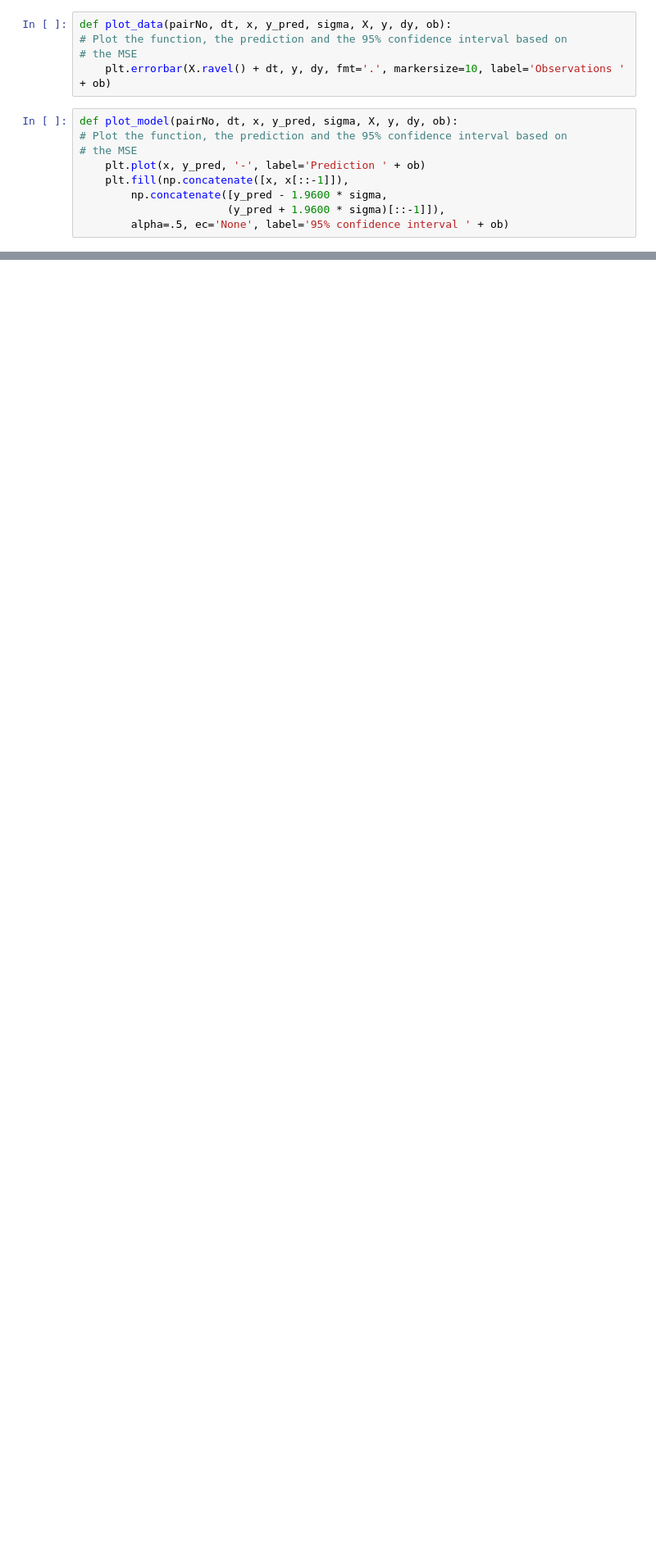
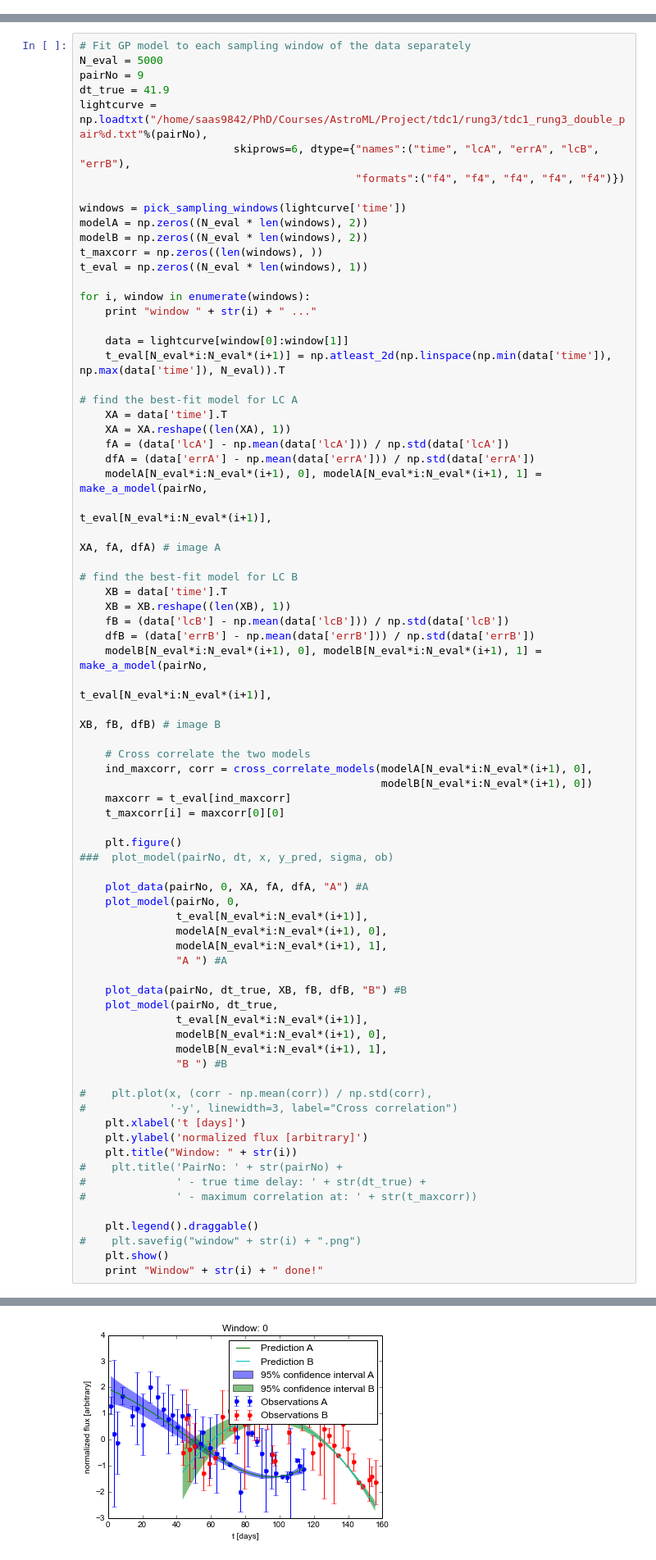
Before and after one commit to asadisaghar/TimeDelay, a Jupyter notebook: GP.ipynb, the cells around one changed output, grey strips where cells are left out. Shown: that part at 82% size. Drawn from its saved outputs; the diff is of its cells as text; blank space fills up the shorter version.

Commit message:
GP on individual windows

```diff
--- a/GP.ipynb
+++ b/GP.ipynb
@@ -24,14 +8,0 @@ def make_a_model(pairNo, x, X, y, dy):
-# %%
-def plot_data(pairNo, dt, x, y_pred, sigma, X, y, dy, ob):
-# Plot the function, the prediction and the 95% confidence interval based on
-# the MSE
-    plt.errorbar(X.ravel() + dt, y, dy, fmt='.', markersize=10, label='Observations ' + ob)
-# %%
-def plot_model(pairNo, dt, x, y_pred, sigma, X, y, dy, ob):
-# Plot the function, the prediction and the 95% confidence interval based on
-# the MSE
-    plt.plot(x, y_pred, '-', label='Prediction ' + ob)
-    plt.fill(np.concatenate([x, x[::-1]]),
-        np.concatenate([y_pred - 1.9600 * sigma,
-                       (y_pred + 1.9600 * sigma)[::-1]]),
-        alpha=.5, ec='None', label='95% confidence interval ' + ob)
@@ -43,0 +79,76 @@ def cross_correlate_models(model1, model2, mode='same'):
+# %%
+# Fit GP model to each sampling window of the data separately
+N_eval = 5000
+pairNo = 9
+dt_true = 41.9
+lightcurve = np.loadtxt("/home/saas9842/PhD/Courses/AstroML/Project/tdc1/rung3/tdc1_rung3_double_pair%d.txt"%(pairNo),
+                        skiprows=6, dtype={"names":("time", "lcA", "errA", "lcB", "errB"),
+                                           "formats":("f4", "f4", "f4", "f4", "f4")})
+
+windows = pick_sampling_windows(lightcurve['time'])
+modelA = np.zeros((N_eval * len(windows), 2))
+modelB = np.zeros((N_eval * len(windows), 2))
+t_maxcorr = np.zeros((len(windows), ))
+t_eval = np.zeros((N_eval * len(windows), 1))
+
+for i, window in enumerate(windows):
+    print "window " + str(i) + " ..."
+
+    data = lightcurve[window[0]:window[1]]
+    t_eval[N_eval*i:N_eval*(i+1)] = np.atleast_2d(np.linspace(np.min(data['time']), np.max(data['time']), N_eval)).T
+
+# find the best-fit model for LC A
+    XA = data['time'].T
+    XA = XA.reshape((len(XA), 1))
+    fA = (data['lcA'] - np.mean(data['lcA'])) / np.std(data['lcA'])
+    dfA = (data['errA'] - np.mean(data['errA'])) / np.std(data['errA'])
+    modelA[N_eval*i:N_eval*(i+1), 0], modelA[N_eval*i:N_eval*(i+1), 1] = make_a_model(pairNo,
+                                                                                      t_eval[N_eval*i:N_eval*(i+1)],
+                                                                                      XA, fA, dfA) # image A
+
+# find the best-fit model for LC B
+    XB = data['time'].T
+    XB = XB.reshape((len(XB), 1))
+    fB = (data['lcB'] - np.mean(data['lcB'])) / np.std(data['lcB'])
+    dfB = (data['errB'] - np.mean(data['errB'])) / np.std(data['errB'])
+    modelB[N_eval*i:N_eval*(i+1), 0], modelB[N_eval*i:N_eval*(i+1), 1] = make_a_model(pairNo,
+                                                                                      t_eval[N_eval*i:N_eval*(i+1)],
+                                                                                      XB, fB, dfB) # image B
+
+    # Cross correlate the two models
+    ind_maxcorr, corr = cross_correlate_models(modelA[N_eval*i:N_eval*(i+1), 0],
+                                               modelB[N_eval*i:N_eval*(i+1), 0])
+    maxcorr = t_eval[ind_maxcorr]
+    t_maxcorr[i] = maxcorr[0][0]
+
+    plt.figure()
+###  plot_model(pairNo, dt, x, y_pred, sigma, ob)
+
+    plot_data(pairNo, 0, XA, fA, dfA, "A") #A
+    plot_model(pairNo, 0,
+               t_eval[N_eval*i:N_eval*(i+1)],
+               modelA[N_eval*i:N_eval*(i+1), 0],
+               modelA[N_eval*i:N_eval*(i+1), 1],
+               "A ") #A
+
+    plot_data(pairNo, dt_true, XB, fB, dfB, "B") #B
+    plot_model(pairNo, dt_true,
+               t_eval[N_eval*i:N_eval*(i+1)],
+               modelB[N_eval*i:N_eval*(i+1), 0],
+               modelB[N_eval*i:N_eval*(i+1), 1],
+               "B ") #B
+
+#    plt.plot(x, (corr - np.mean(corr)) / np.std(corr),
+#             '-y', linewidth=3, label="Cross correlation")
+    plt.xlabel('t [days]')
+    plt.ylabel('normalized flux [arbitrary]')
+    plt.title("Window: " + str(i))
+#    plt.title('PairNo: ' + str(pairNo) +
+#              ' - true time delay: ' + str(dt_true) +
+#              ' - maximum correlation at: ' + str(t_maxcorr))
+
+    plt.legend().draggable()
+#    plt.savefig("window" + str(i) + ".png")
+    plt.show()
+    print "Window" + str(i) + " done!"
+# %% [output]
@@ -43,0 +156 @@ def cross_correlate_models(model1, model2, mode='same'):
+[figure, added]
```
Also changed, not shown: parts of 10 cells of this notebook.
